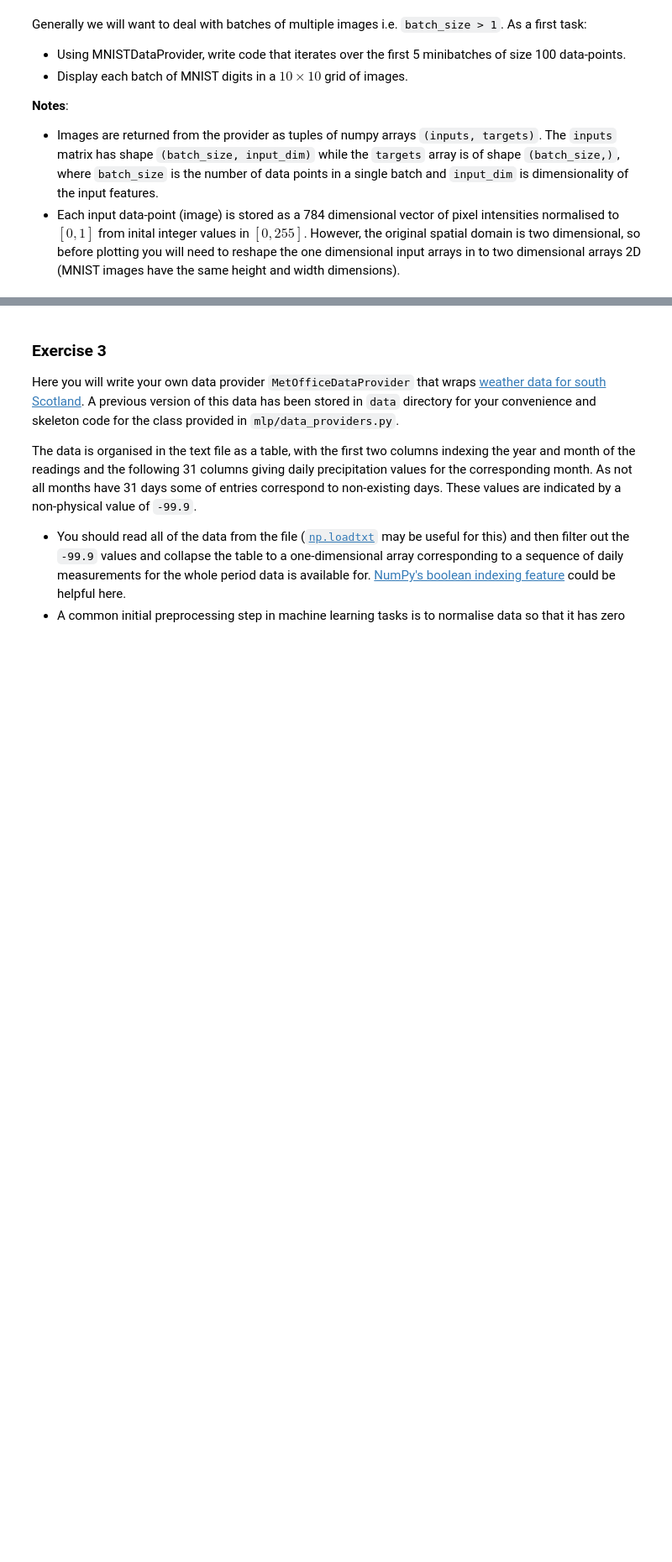
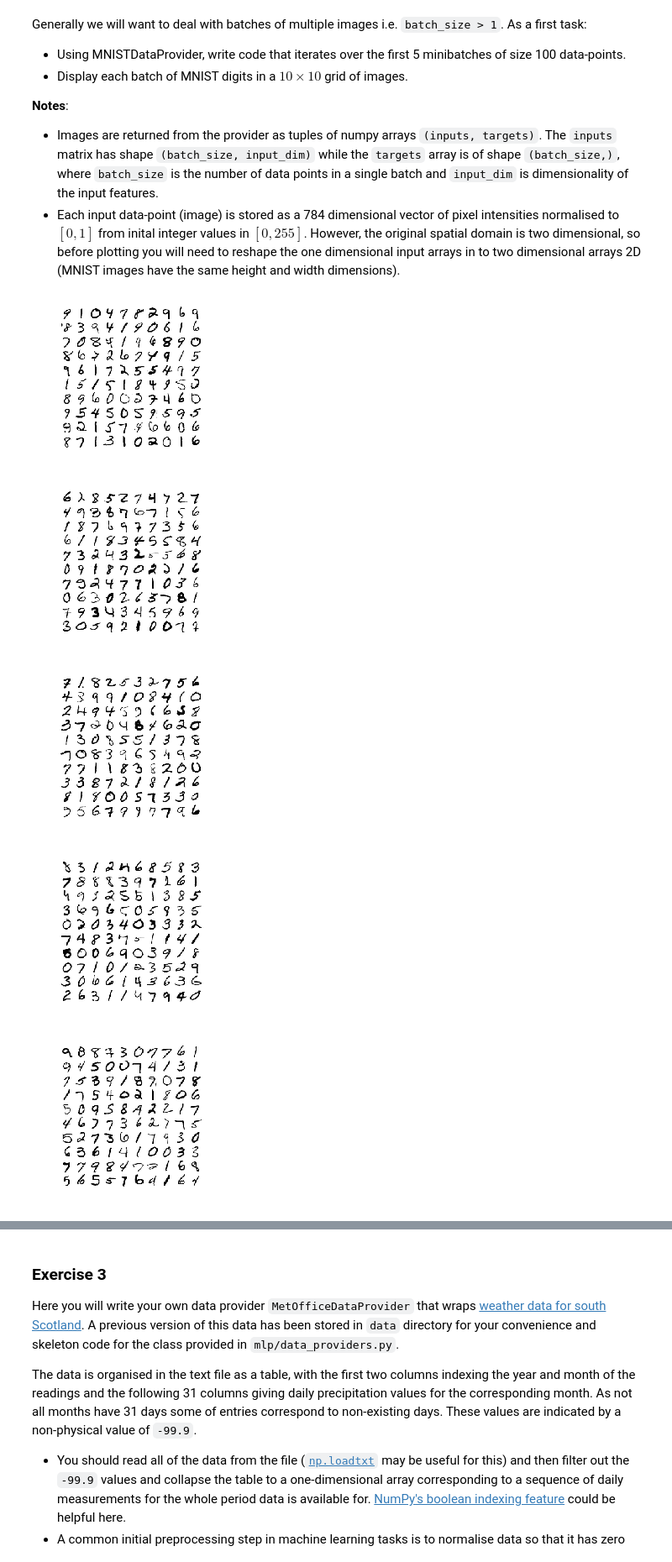
Before and after one commit to VICO-UoE/mlpractical, a Jupyter notebook: notebooks/01_Introduction.ipynb, the cells around one changed output, grey strips where cells are left out. Shown at 84% size. Saved outputs shown, nothing was run; the diff lists cells and outputs as text; code cells hidden in the pictures; blank space fills up the shorter version.

```diff
--- a/notebooks/01_Introduction.ipynb
+++ b/notebooks/01_Introduction.ipynb
@@ -251,12 +262,44 @@ Generally we will want to deal with batches of multiple images i.e. `batch_size
 
   * Images are returned from the provider as tuples of numpy arrays `(inputs, targets)`. The `inputs` matrix has shape `(batch_size, input_dim)` while the `targets` array is of shape `(batch_size,)`, where `batch_size` is the number of data points in a single batch and `input_dim` is dimensionality of the input features.
   * Each input data-point (image) is stored as a 784 dimensional vector of pixel intensities normalised to $[0, 1]$ from inital integer values in $[0, 255]$. However, the original spatial domain is two dimensional, so before plotting you will need to reshape the one dimensional input arrays in to two dimensional arrays 2D (MNIST images have the same height and width dimensions).
-# %%
-# write your code here for iterating over five batches of
-# 100 data points each and displaying as 10x10 grids
-
-def show_batch_of_images(img_batch):
-    raise NotImplementedError('Write me!')
+# %%
+def show_batch_of_images(img_batch, fig_size=(3, 3)):
+    fig = plt.figure(figsize=fig_size)
+    batch_size, im_height, im_width = img_batch.shape
+    # calculate no. columns per grid row to give square grid
+    grid_size = int(batch_size**0.5)
+    # intialise empty array to tile image grid into
+    tiled = np.empty((im_height * grid_size,
+                      im_width * batch_size // grid_size))
+    # iterate over images in batch + indexes within batch
+    for i, img in enumerate(img_batch):
+        # calculate grid row and column indices
+        r, c = i % grid_size, i // grid_size
+        tiled[r * im_height:(r + 1) * im_height,
+              c * im_height:(c + 1) * im_height] = img
+    ax = fig.add_subplot(111)
+    ax.imshow(tiled, cmap='Greys')
+    ax.axis('off')
+    fig.tight_layout()
+    plt.show()
+    return fig, ax
+
+batch_size = 100
+num_batches = 5
+
+mnist_dp = data_providers.MNISTDataProvider(
+    which_set='valid', batch_size=batch_size,
+    max_num_batches=num_batches, shuffle_order=True)
+
+for inputs, target in mnist_dp:
+    # reshape inputs from batch of vectors to batch of 2D arrays (images)
+    _ = show_batch_of_images(inputs.reshape((batch_size, 28, 28)))
+# %% [output]
+[figure, added]
+[figure, added]
+[figure, added]
+[figure, added]
+[figure, added]
 # %% [markdown]
 ### Exercise 2
 
```
Also changed, not shown: parts of 6 cells of this notebook.
